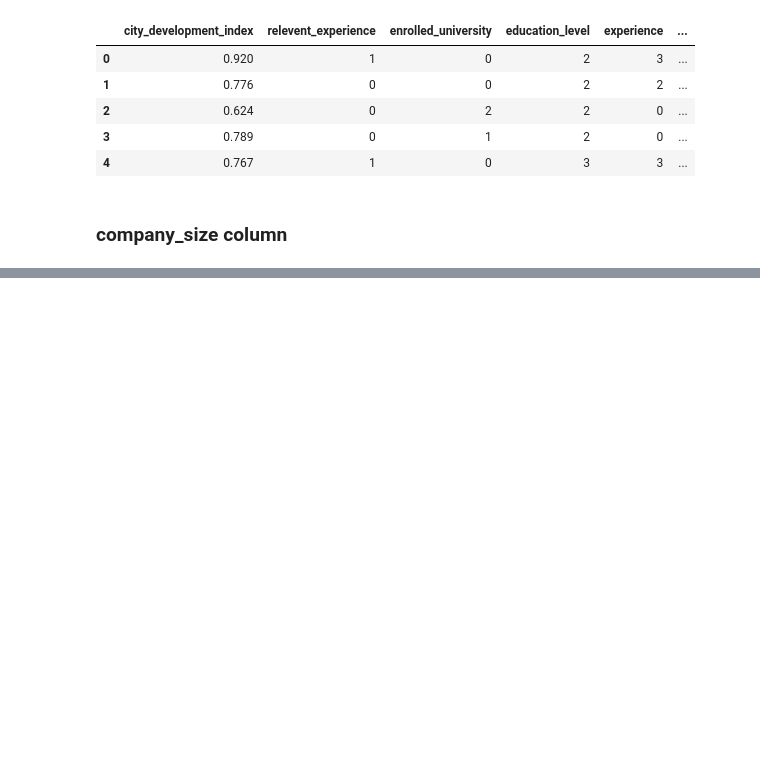
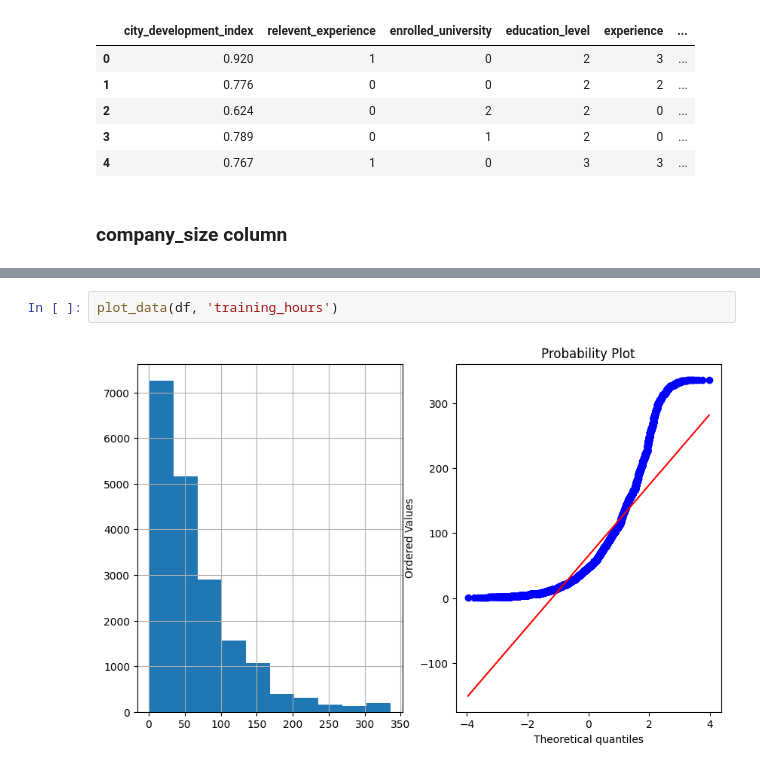
Before and after one commit to utsav87589/Revision, a Jupyter notebook: ML/hr_analytics.ipynb, the cells around one changed output, grey strips where cells are left out. Cells and saved outputs as stored; diff of their text form; blank space fills up the shorter version.

```diff
--- a/ML/hr_analytics.ipynb
+++ b/ML/hr_analytics.ipynb
@@ -422,0 +716,4 @@ df.head()
+# %%
+plot_data(df, 'training_hours')
+# %% [output]
+[figure, added]
```
Also changed, not shown: parts of 59 cells of this notebook, 1 other file.
